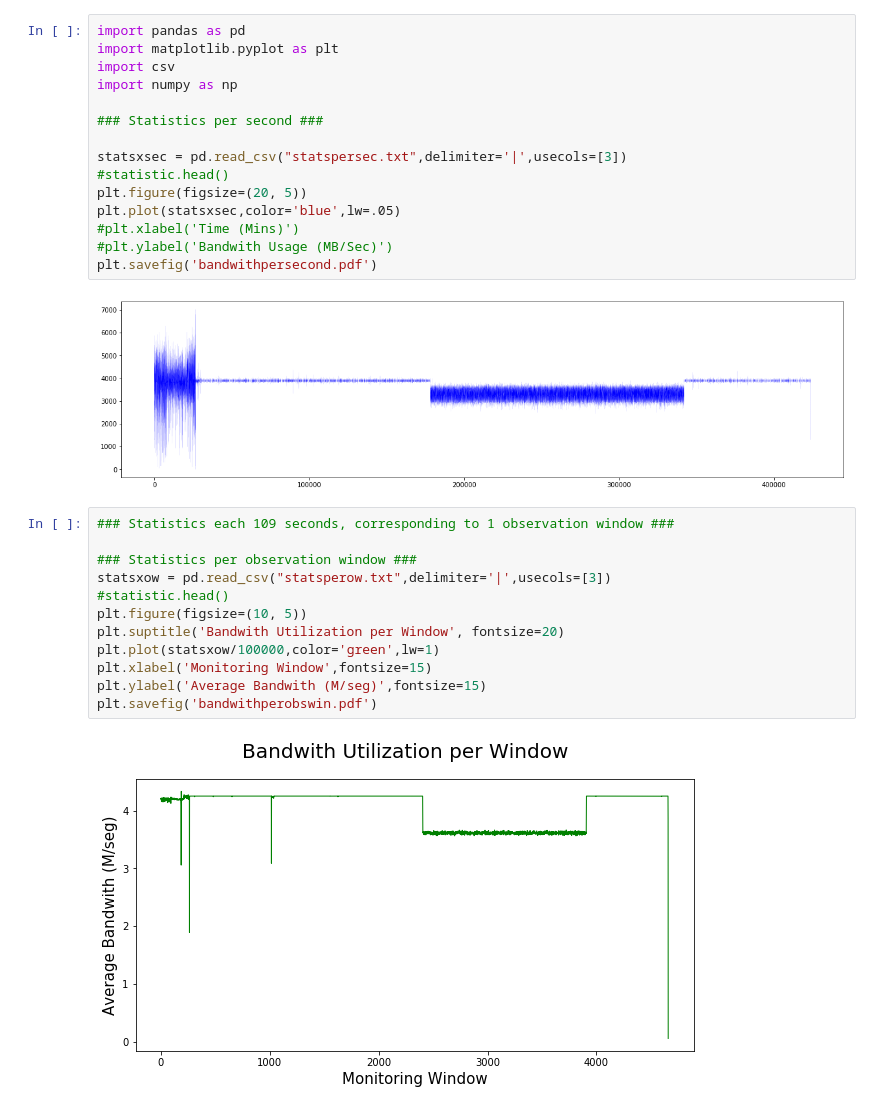
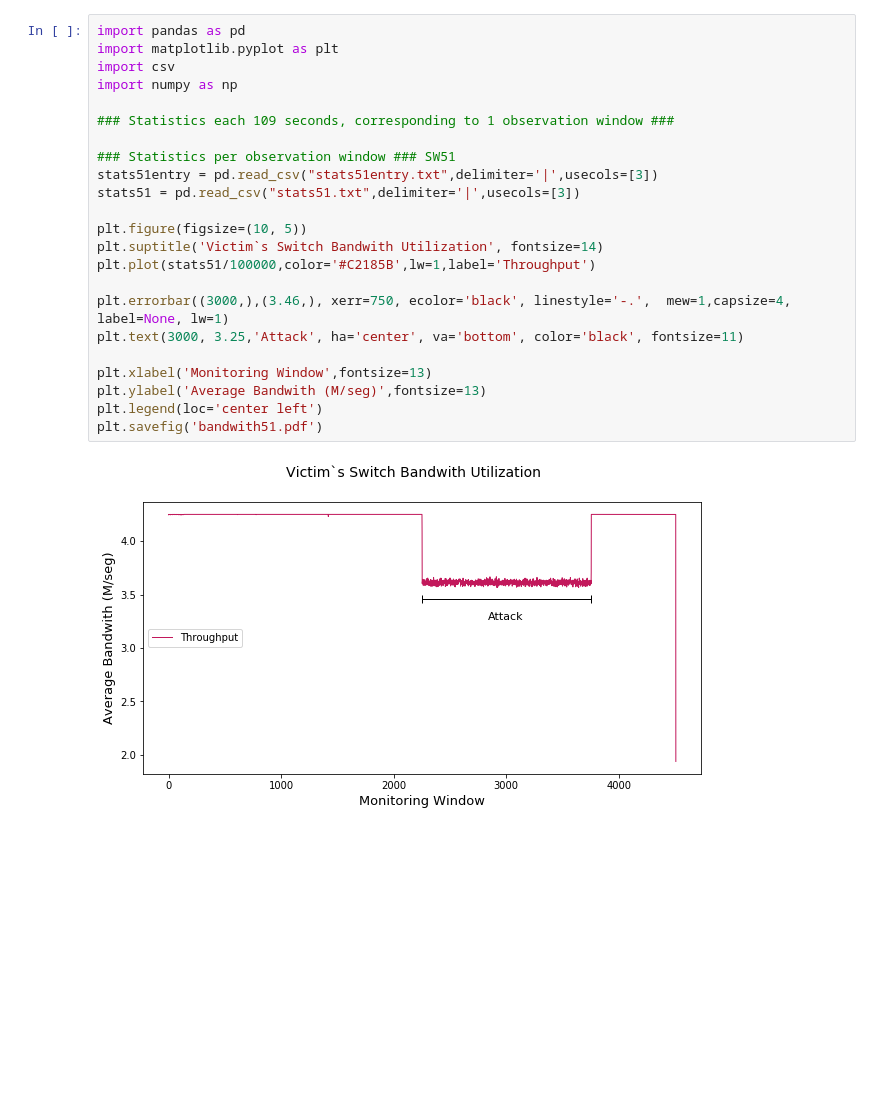
Before and after one commit to andreyqg/ddosmitigation, a Jupyter notebook: scripts/calibrateddosd/Bandwith Usage.ipynb, the cells around one changed output. Cells and saved outputs as stored; diff of their text form; blank space fills up the shorter version.

```diff
--- a/scripts/calibrateddosd/Bandwith Usage.ipynb
+++ b/scripts/calibrateddosd/Bandwith Usage.ipynb
@@ -1,31 +1,25 @@
-# %%
-import pandas as pd
-import matplotlib.pyplot as plt
-import csv
-import numpy as np
-
-### Statistics per second ###
-
-statsxsec = pd.read_csv("statspersec.txt",delimiter='|',usecols=[3])
-#statistic.head()
-plt.figure(figsize=(20, 5))
-plt.plot(statsxsec,color='blue',lw=.05)
-#plt.xlabel('Time (Mins)')
-#plt.ylabel('Bandwith Usage (MB/Sec)')
-plt.savefig('bandwithpersecond.pdf')
-# %% [output]
-[figure, removed]
 # %%
+import pandas as pd
+import matplotlib.pyplot as plt
+import csv
+import numpy as np
+
 ### Statistics each 109 seconds, corresponding to 1 observation window ###
 
-### Statistics per observation window ###
-statsxow = pd.read_csv("statsperow.txt",delimiter='|',usecols=[3])
-#statistic.head()
+### Statistics per observation window ### SW51
+stats51entry = pd.read_csv("stats51entry.txt",delimiter='|',usecols=[3])
+stats51 = pd.read_csv("stats51.txt",delimiter='|',usecols=[3])
+
 plt.figure(figsize=(10, 5))
-plt.suptitle('Bandwith Utilization per Window', fontsize=20)
-plt.plot(statsxow/100000,color='green',lw=1)
-plt.xlabel('Monitoring Window',fontsize=15)
-plt.ylabel('Average Bandwith (M/seg)',fontsize=15)
-plt.savefig('bandwithperobswin.pdf')
+plt.suptitle('Victim`s Switch Bandwith Utilization', fontsize=14)
+plt.plot(stats51/100000,color='#C2185B',lw=1,label='Throughput')
+
+plt.errorbar((3000,),(3.46,), xerr=750, ecolor='black', linestyle='-.',  mew=1,capsize=4, label=None, lw=1)
+plt.text(3000, 3.25,'Attack', ha='center', va='bottom', color='black', fontsize=11)
+
+plt.xlabel('Monitoring Window',fontsize=13)
+plt.ylabel('Average Bandwith (M/seg)',fontsize=13)
+plt.legend(loc='center left')
+plt.savefig('bandwith51.pdf')
 # %% [output]
-[figure, old version]
+[figure, new version]
```
Also changed, not shown: parts of 3 cells of this notebook.
